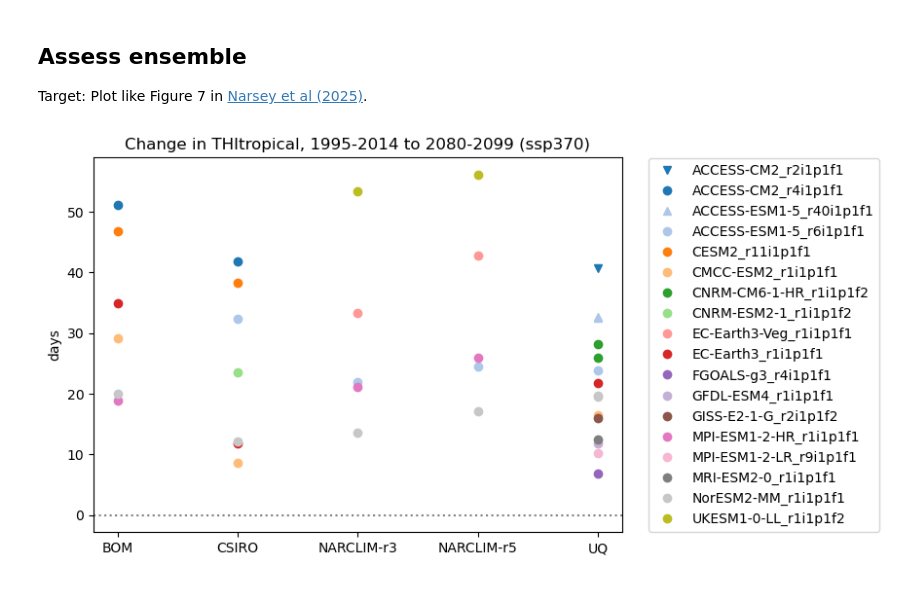
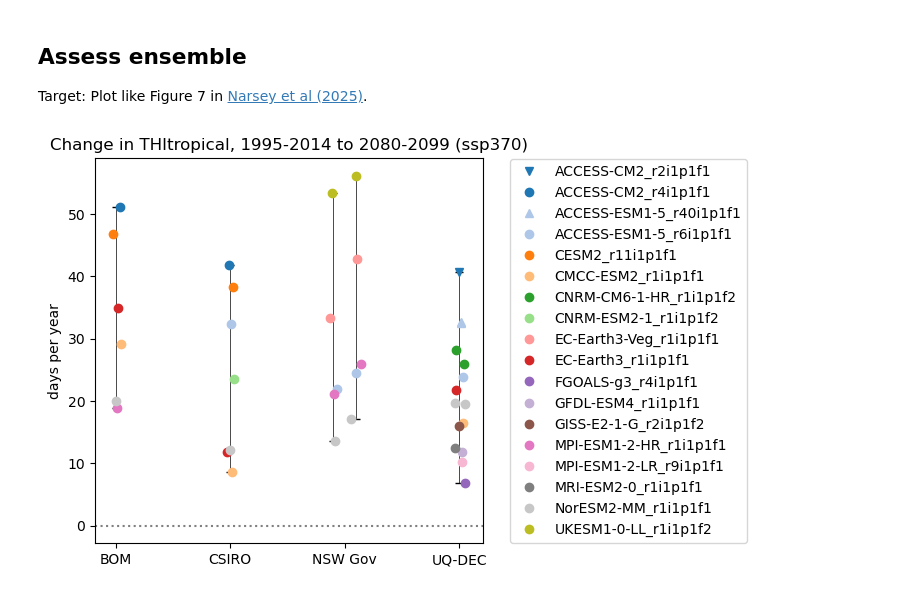
Before and after one commit to ClimateVHT/rip-sip, a Jupyter notebook: test.ipynb, the cells around one changed output. Cells and saved outputs as stored; diff of their text form; code cells hidden in the pictures.

Commit message:
More figure updates

```diff
--- a/test.ipynb
+++ b/test.ipynb
@@ -183,14 +184,14 @@ marker_dict = {
 ensfile = {
     'THItropical_bar_mod-ncra-nth.nc': 1,
     'THItropical_ccam-2203_mod-ncra-nth.nc': 2,
-    'THItropical_nar-r3_mod-ncra-nth.nc': 3,
-    'THItropical_nar-r5_mod-ncra-nth.nc': 4,
-    'THItropical_ccam-2105_mod-ncra-nth.nc': 5,
-    'THItropical_ccam-2105-r6_mod-ncra-nth.nc': 5,
-    'THItropical_ccam-2112_mod-ncra-nth.nc': 5,
-    'THItropical_ccamo-2112_mod-ncra-nth.nc': 5,
-    'THItropical_ccamo-2112-r2_mod-ncra-nth.nc': 5,
-    'THItropical_ccamo-2112-r4_mod-ncra-nth.nc': 5,
+    'THItropical_nar-r3_mod-ncra-nth.nc': 2.9,
+    'THItropical_nar-r5_mod-ncra-nth.nc': 3.1,
+    'THItropical_ccam-2105_mod-ncra-nth.nc': 4,
+    'THItropical_ccam-2105-r6_mod-ncra-nth.nc': 4,
+    'THItropical_ccam-2112_mod-ncra-nth.nc': 4,
+    'THItropical_ccamo-2112_mod-ncra-nth.nc': 4,
+    'THItropical_ccamo-2112-r2_mod-ncra-nth.nc': 4,
+    'THItropical_ccamo-2112-r4_mod-ncra-nth.nc': 4,
 }
 # %%
 def process_metric(infile, metric, bc, exp, pct=False):
@@ -206,28 +207,42 @@ def process_metric(infile, metric, bc, exp, pct=False):
 
     return da_change
 # %%
-fig = plt.figure(figsize=(7, 5))
+fig = plt.figure(figsize=(5, 5))
 ax1 = plt.subplot(111)
 
 label_list = []
+values_dict = {
+    1: [],
+    2: [],
+    2.9: [],
+    3.1: [],
+    4: [],
+}
 for infile, index in ensfile.items():
     da_change = process_metric(infile, 'THItropical', 'v1-r1-ACS-QME-BARRAR2-1980-2022', 'ssp370')
     for gcm in da_change['gcm'].values:
         da = da_change.sel({'gcm': gcm})
         color, marker = marker_dict[gcm]
         label = gcm if not gcm in label_list else None
         label_list.append(gcm)
-        ax1.plot(index, da.values, marker=marker, color=color, label=label, linestyle='none')
+        jitter = random.uniform(-0.05, 0.05)
+        ax1.plot(index + jitter, da.values, marker=marker, color=color, label=label, linestyle='none')
+        values_dict[index].append(float(da.values))
 
-ax1.set_ylabel('days')
-ax1.axhline(y=0, linestyle=':', color='0.5')
+for index in list(set(list(ensfile.values()))):
+    inst_min = np.nanmin(np.array(values_dict[index]))
+    inst_max = np.nanmax(np.array(values_dict[index]))
+    ax1.plot([index, index], [inst_min, inst_max], color='black', linewidth=0.5, marker='_', zorder=0)
 
 handles, labels = ax1.get_legend_handles_labels()
 labels, handles = zip(*sorted(zip(labels, handles), key=lambda t: t[0]))
-ax1.legend(handles, labels, bbox_to_anchor=(1.5, 0.5), loc=7)
-#ax1.set_ylim([-30, 30])
-ax1.set_xticks([1, 2, 3, 4, 5], labels=['BOM', 'CSIRO', 'NARCLIM-r3', 'NARCLIM-r5', 'UQ'])
+ax1.legend(handles, labels, bbox_to_anchor=(1.7, 0.5), loc=7)
+
+ax1.set_ylabel('days per year')
+ax1.axhline(y=0, linestyle=':', color='0.5')
+ax1.set_xticks([1, 2, 3, 4], labels=['BOM', 'CSIRO', 'NSW Gov', 'UQ-DEC'])
 ax1.set_title('Change in THItropical, 1995-2014 to 2080-2099 (ssp370)')
+
 plt.show()
 # %% [output]
-[figure, old version]
+[figure, new version]
```
Also changed, not shown: parts of 1 cell of this notebook.
